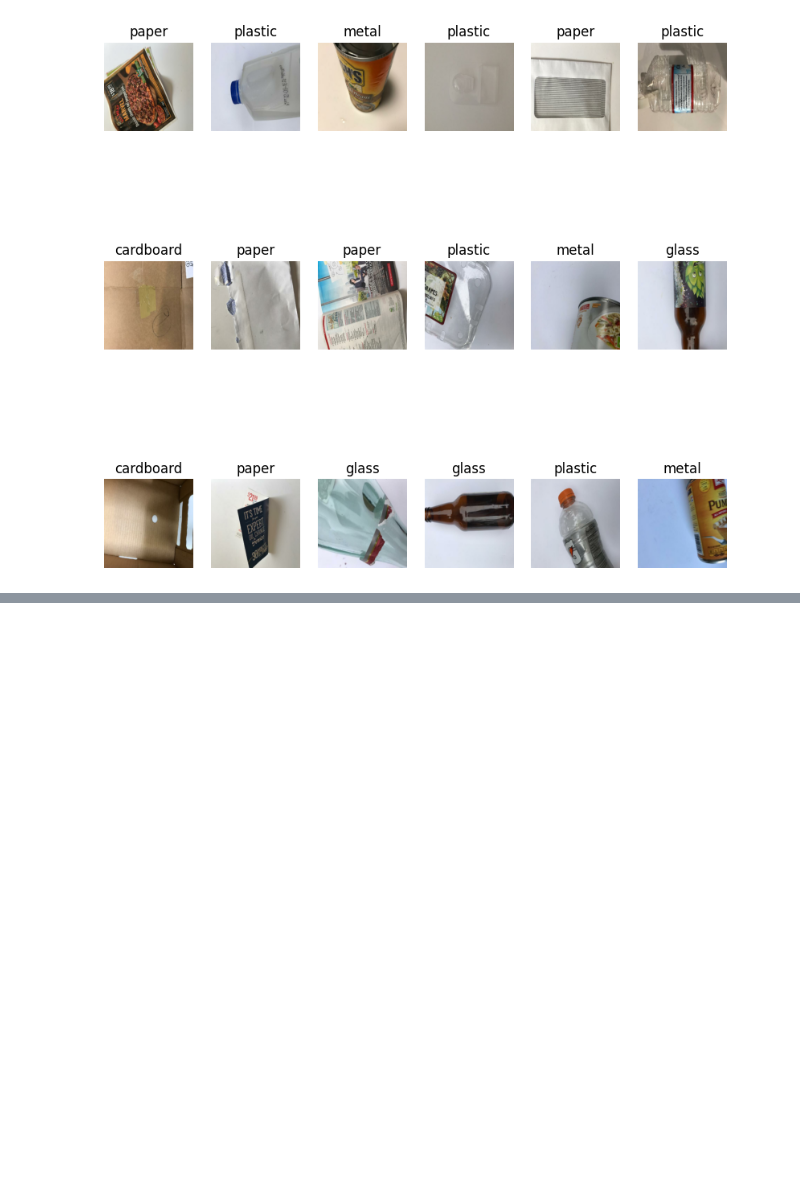
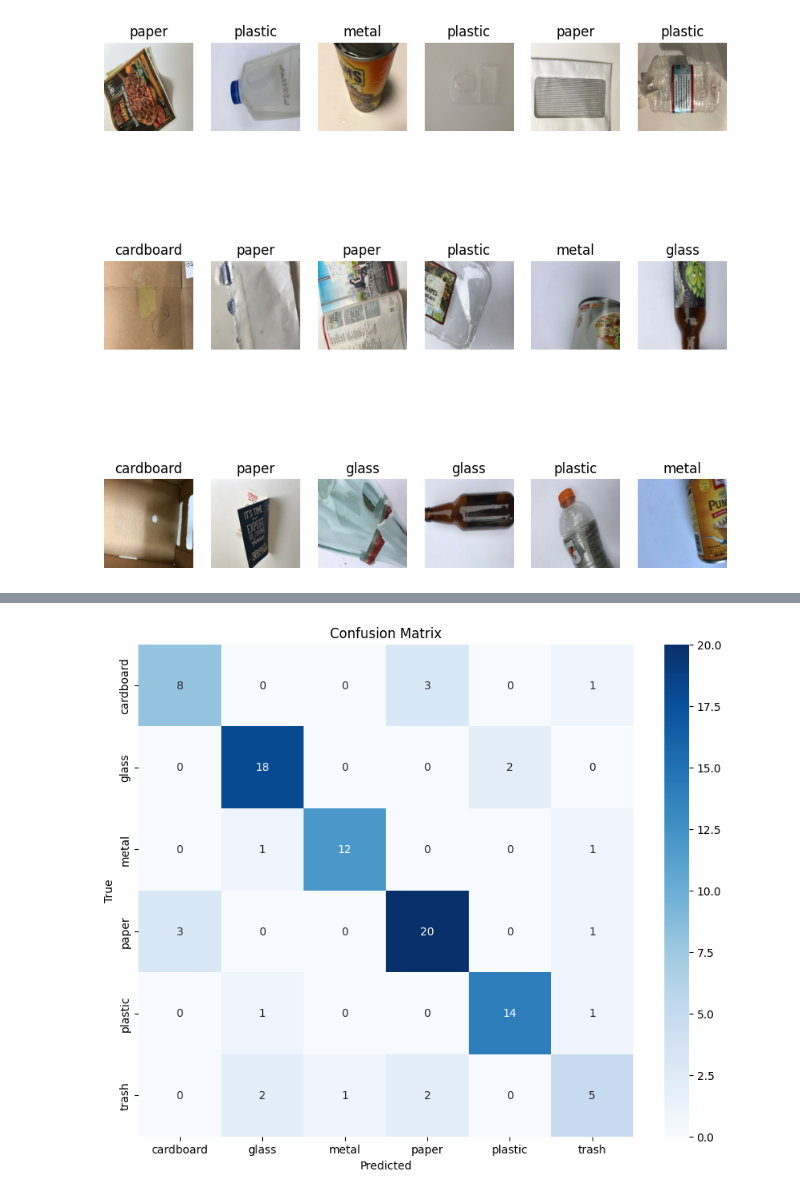
Before and after one commit to Aru-14/AICTE_Internship_Garbage_Classification_using_AI, a Jupyter notebook: Week 1/GarbageCollection.ipynb, the cells around one changed output, grey strips where cells are left out. Cells and saved outputs as stored; diff of their text form; code cells hidden in the pictures; blank space fills up the shorter version.

```diff
--- a/Week 1/GarbageCollection.ipynb
+++ b/Week 1/GarbageCollection.ipynb
@@ -178,0 +285,10 @@ history = model.fit(
+# %%
+y_true = np.concatenate([y.numpy() for x,y in test_ds_eval], axis=0)
+
+y_pred_probs = model.predict(test_ds_eval)
+y_pred = np.argmax(y_pred_probs, axis=1)
+
+cm = confusion_matrix(y_true, y_pred)
+
+print(cm)
+print(classification_report(y_true, y_pred))
@@ -178,0 +315,10 @@ history = model.fit(
+# %%
+plt.figure(figsize=(10,8))
+
+sns.heatmap(cm, annot=True, fmt='d', cmap='Blues', xticklabels=class_names, yticklabels=class_names)
+plt.xlabel('Predicted')
+plt.ylabel('True')
+plt.title('Confusion Matrix')
+plt.show()
+# %% [output]
+[figure, added]
```
Also changed, not shown: parts of 10 cells of this notebook.
